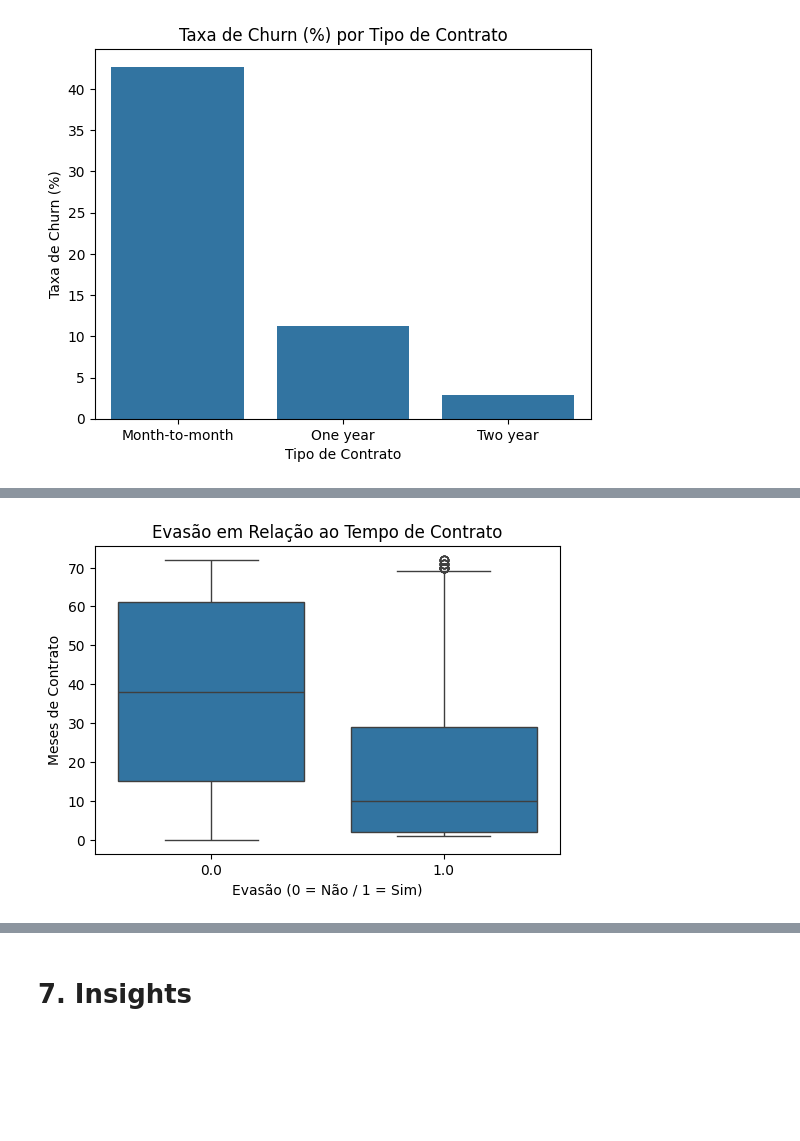
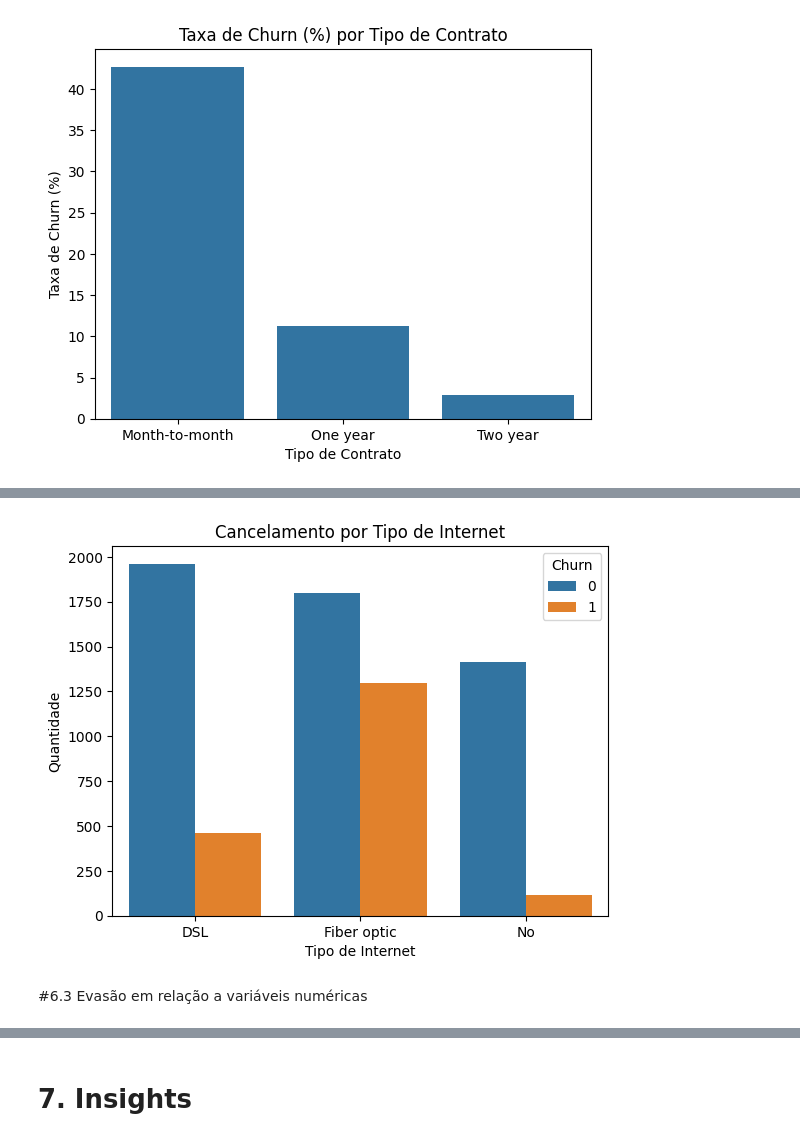
Before and after one commit to ksantos-helo/Challenge---TelecomX_BR, a Jupyter notebook: Telecom_X.ipynb, the cells around one changed output, grey strips where cells are left out. Drawn from its saved outputs; the diff is of its cells as text; code cells hidden in the pictures; blank space fills up the shorter version.

```diff
--- a/Telecom_X.ipynb
+++ b/Telecom_X.ipynb
@@ -570,15 +592,20 @@ plt.show()
-# %%
-plt.figure(figsize=(6,4))
-
-sns.boxplot(data=df, x='Churn', y='customer.tenure')
-
-plt.title('Evasão em Relação ao Tempo de Contrato')
-plt.xlabel('Evasão (0 = Não / 1 = Sim)')
-plt.ylabel('Meses de Contrato')
-
-plt.show()
-# %% [output]
-[figure, removed]
+# %%
+import matplotlib.pyplot as plt
+import seaborn as sns
+
+plt.figure()
+
+sns.countplot(data=df, x='internet.InternetService', hue='Churn')
+
+plt.title('Cancelamento por Tipo de Internet')
+plt.xlabel('Tipo de Internet')
+plt.ylabel('Quantidade')
+
+plt.show()
+# %% [output]
+[figure, added]
+# %% [markdown]
+#6.3 Evasão em relação a variáveis numéricas
 # %%
 plt.figure(figsize=(6,4))
 
```
Also changed, not shown: parts of 36 cells of this notebook.
